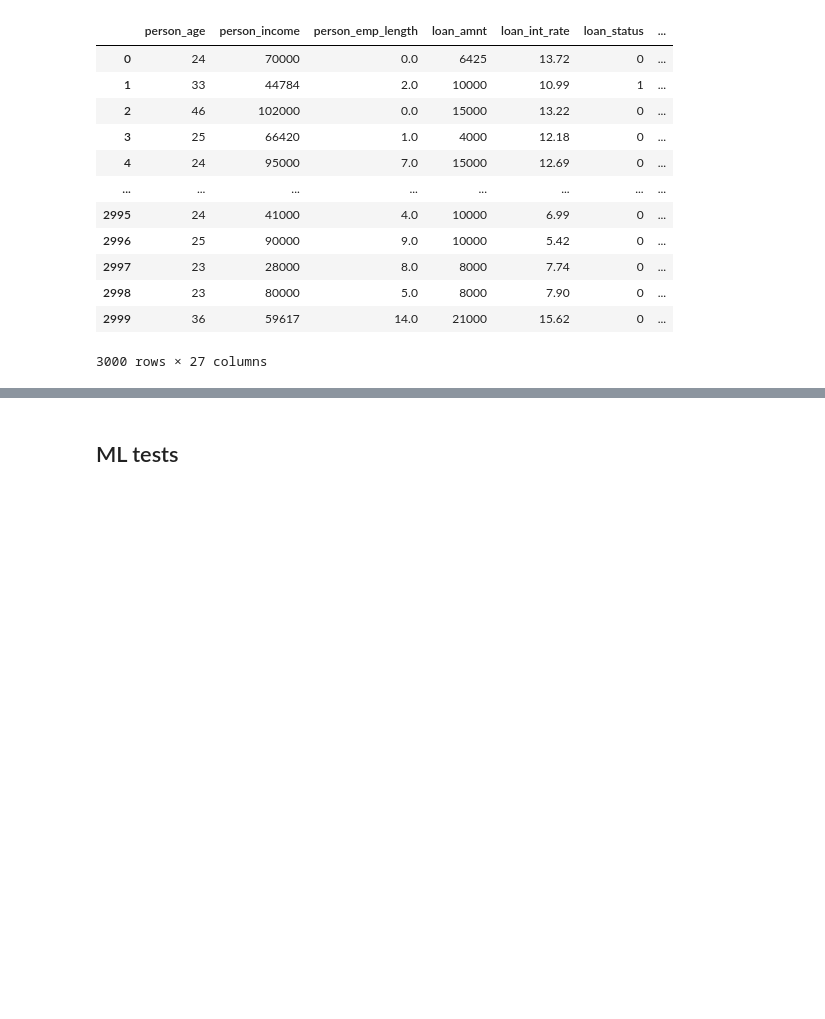
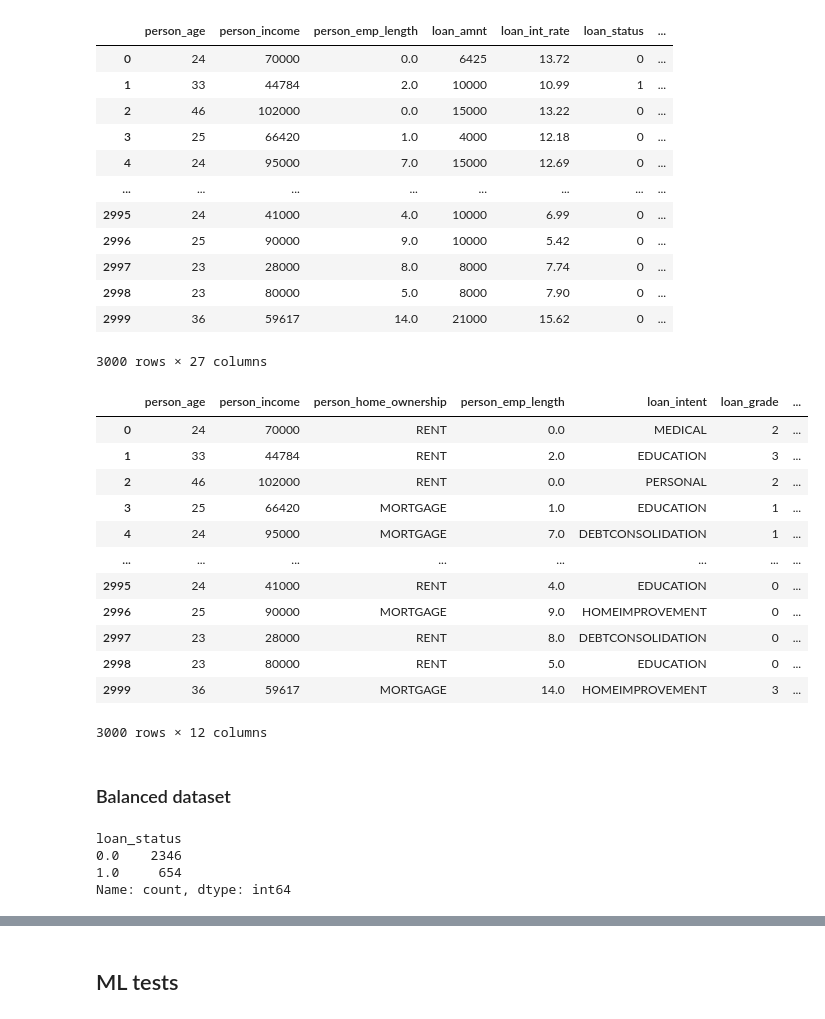
Before and after one commit to luiscal4a/QuantumHack-QRM, a Jupyter notebook: Risk_pred_custom.ipynb, the cells around one changed output, grey strips where cells are left out. Cells and saved outputs as stored; diff of their text form; code cells hidden in the pictures; blank space fills up the shorter version.

Commit message:
Added balanced dataset

```diff
--- a/Risk_pred_custom.ipynb
+++ b/Risk_pred_custom.ipynb
@@ -289,5 +296,5 @@ df_scaled.head()
 # %%
-cleaned_credit_df = pd.read_csv("credit_risk_dataset_red_ml.csv")
+df_scaled.to_csv('credit_risk_dataset_red_ml_ord_scaled.csv', index=False)
 # %%
 cleaned_credit_df
 # %% [output]
@@ -322,8 +329,26 @@ cleaned_credit_df
 | 2998 | 23 | 80000 | 5.0 | 8000 | 7.90 | 0 | ... |
 | 2999 | 36 | 59617 | 14.0 | 21000 | 15.62 | 0 | ... |
 3000 rows × 27 columns
+# %%
+cleaned_credit_df
+# %% [output]
+|  | person_age | person_income | person_home_ownership | person_emp_length | loan_intent | loan_grade | ... |
+| 0 | 24 | 70000 | RENT | 0.0 | MEDICAL | 2 | ... |
+| 1 | 33 | 44784 | RENT | 2.0 | EDUCATION | 3 | ... |
+| 2 | 46 | 102000 | RENT | 0.0 | PERSONAL | 2 | ... |
+| 3 | 25 | 66420 | MORTGAGE | 1.0 | EDUCATION | 1 | ... |
+| 4 | 24 | 95000 | MORTGAGE | 7.0 | DEBTCONSOLIDATION | 1 | ... |
+| ... | ... | ... | ... | ... | ... | ... | ... |
+| 2995 | 24 | 41000 | RENT | 4.0 | EDUCATION | 0 | ... |
+| 2996 | 25 | 90000 | MORTGAGE | 9.0 | HOMEIMPROVEMENT | 0 | ... |
+| 2997 | 23 | 28000 | RENT | 8.0 | DEBTCONSOLIDATION | 0 | ... |
+| 2998 | 23 | 80000 | RENT | 5.0 | EDUCATION | 0 | ... |
+| 2999 | 36 | 59617 | MORTGAGE | 14.0 | HOMEIMPROVEMENT | 3 | ... |
+3000 rows × 12 columns
 # %%
 label = cleaned_credit_df['loan_status'] # labels
 features = cleaned_credit_df.drop('loan_status',axis=1) # features
 x_train, x_test, y_train, y_test = model_selection.train_test_split(features, label,
                                                                     random_state=42, test_size=.30)
+# %% [markdown]
+### Balanced dataset
@@ -329,0 +357,7 @@ x_train, x_test, y_train, y_test = model_selection.train_test_split(features, la
+# %%
+df_ord_balanced['loan_status'].value_counts()
+# %% [output]
+loan_status
+0.0    2346
+1.0     654
+Name: count, dtype: int64
```
Also changed, not shown: parts of 10 cells of this notebook, 1 other file.
